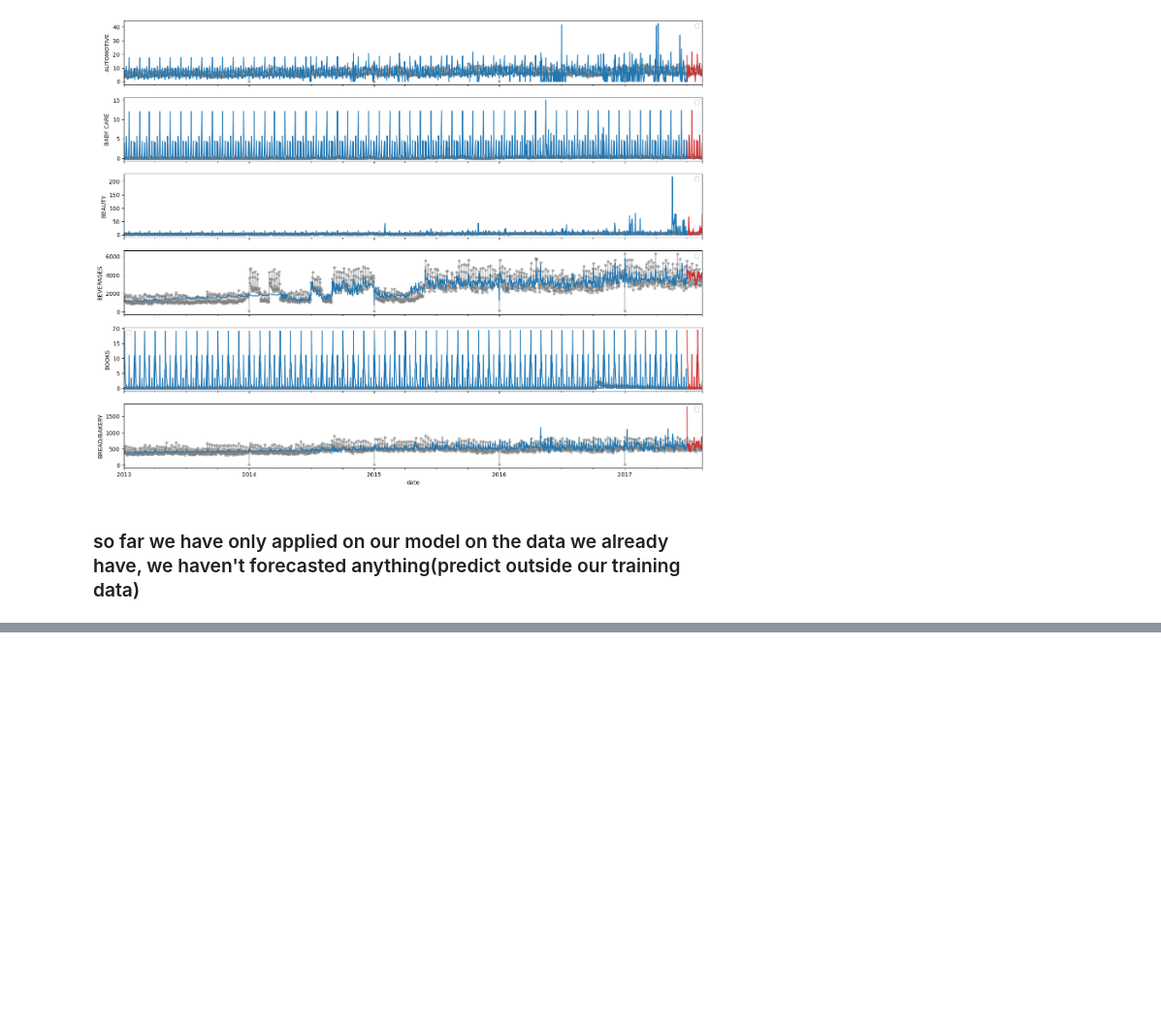
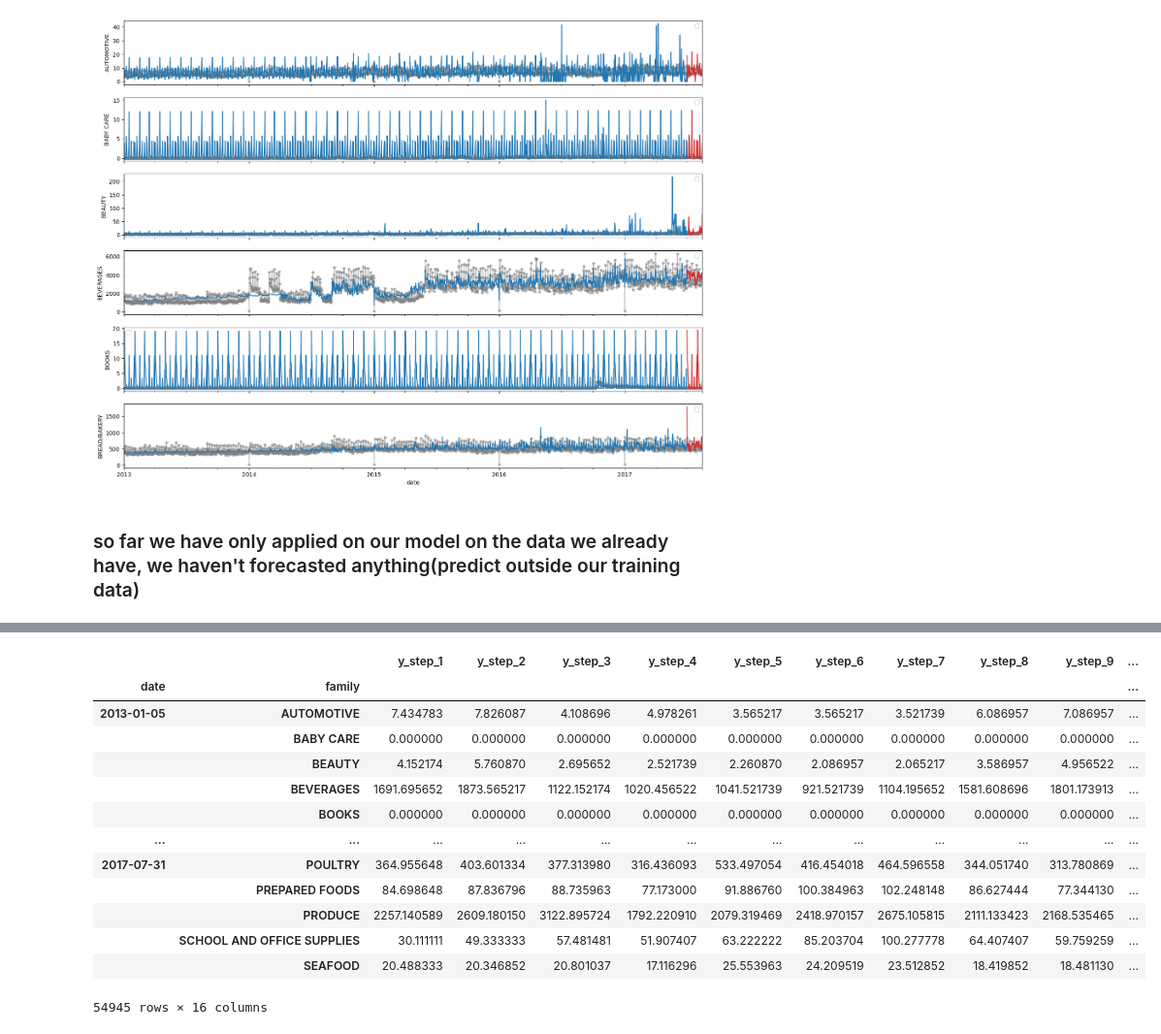
Before and after one commit to InspectorGoole/Sales-Demand-Forecast, a Jupyter notebook: sales_fore.ipynb, the cells around one changed output, grey strips where cells are left out. Shown at 97% size. Drawn from its saved outputs; the diff is of its cells as text; code cells hidden in the pictures; blank space fills up the shorter version.

```diff
--- a/sales_fore.ipynb
+++ b/sales_fore.ipynb
@@ -677,0 +701,16 @@ for ax, family in zip(axs, families):
+# %%
+family_sales = pd.read_csv(
+    'family_sales.csv',
+    index_col=0,          # Set 'date' as index (first column)
+    parse_dates=True,     # Parse 'date' into datetime
+    header=[0, 1]         # Two header rows for MultiIndex columns
+)
+
+
+family_sales.columns = pd.MultiIndex.from_tuples(
+    family_sales.columns,
+    names=['metric', 'family']  # Optional: name the column levels
+)
+
+# Display the DataFrame (now matches your original structure)
+display(family_sales.head(3))
@@ -677,0 +725,34 @@ for ax, family in zip(axs, families):
+# %%
+# preprocessing the data
+
+y = family_sales.loc[:, 'sales']
+
+X = make_lags(y, lags=4).dropna()
+
+y = make_multistep_target(y, steps=16).dropna() # 16 steps bcuz we are forecasting 16 days
+
+y, X = y.align(X, join='inner', axis=0) # The line y, X = y.align(X, join='inner', axis=0) aligns the indices of y and X to ensure they have the same rows (axis=0) by performing an inner join.
+# %%
+# encoding the family column
+
+le = LabelEncoder()
+X = (X.stack('family').reset_index('family').assign(family=lambda x: le.fit_transform(x.family)))
+
+y = y.stack('family')
+
+display(y)
+# %% [output]
+|  |  | y_step_1 | y_step_2 | y_step_3 | y_step_4 | y_step_5 | y_step_6 | y_step_7 | y_step_8 | y_step_9 | ... |
+| date | family |  |  |  |  |  |  |  |  |  | ... |
+| 2013-01-05 | AUTOMOTIVE | 7.434783 | 7.826087 | 4.108696 | 4.978261 | 3.565217 | 3.565217 | 3.521739 | 6.086957 | 7.086957 | ... |
+|  | BABY CARE | 0.000000 | 0.000000 | 0.000000 | 0.000000 | 0.000000 | 0.000000 | 0.000000 | 0.000000 | 0.000000 | ... |
+|  | BEAUTY | 4.152174 | 5.760870 | 2.695652 | 2.521739 | 2.260870 | 2.086957 | 2.065217 | 3.586957 | 4.956522 | ... |
+|  | BEVERAGES | 1691.695652 | 1873.565217 | 1122.152174 | 1020.456522 | 1041.521739 | 921.521739 | 1104.195652 | 1581.608696 | 1801.173913 | ... |
+|  | BOOKS | 0.000000 | 0.000000 | 0.000000 | 0.000000 | 0.000000 | 0.000000 | 0.000000 | 0.000000 | 0.000000 | ... |
+| ... | ... | ... | ... | ... | ... | ... | ... | ... | ... | ... | ... |
+| 2017-07-31 | POULTRY | 364.955648 | 403.601334 | 377.313980 | 316.436093 | 533.497054 | 416.454018 | 464.596558 | 344.051740 | 313.780869 | ... |
+|  | PREPARED FOODS | 84.698648 | 87.836796 | 88.735963 | 77.173000 | 91.886760 | 100.384963 | 102.248148 | 86.627444 | 77.344130 | ... |
+|  | PRODUCE | 2257.140589 | 2609.180150 | 3122.895724 | 1792.220910 | 2079.319469 | 2418.970157 | 2675.105815 | 2111.133423 | 2168.535465 | ... |
+|  | SCHOOL AND OFFICE SUPPLIES | 30.111111 | 49.333333 | 57.481481 | 51.907407 | 63.222222 | 85.203704 | 100.277778 | 64.407407 | 59.759259 | ... |
+|  | SEAFOOD | 20.488333 | 20.346852 | 20.801037 | 17.116296 | 25.553963 | 24.209519 | 23.512852 | 18.419852 | 18.481130 | ... |
+54945 rows × 16 columns
```
Also changed, not shown: parts of 9 cells of this notebook.
